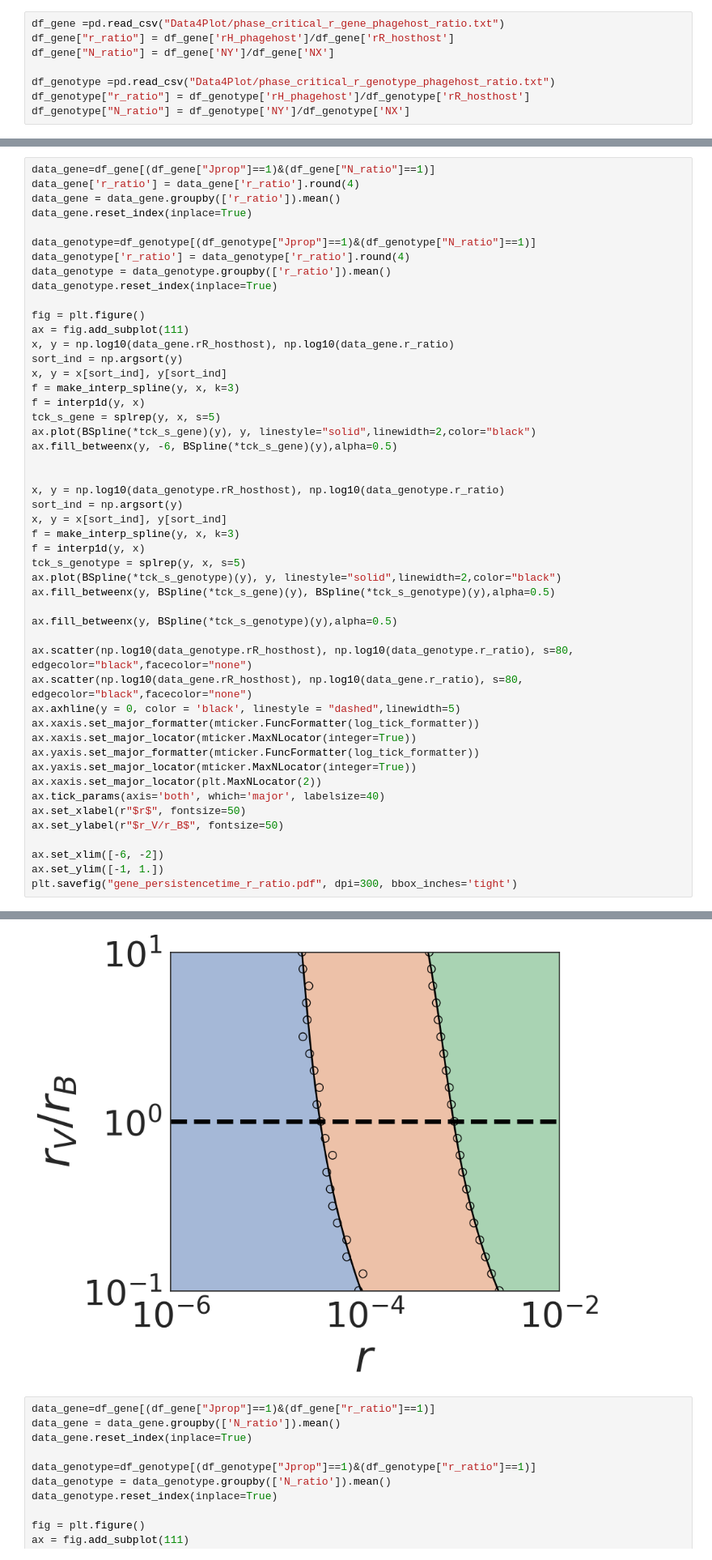
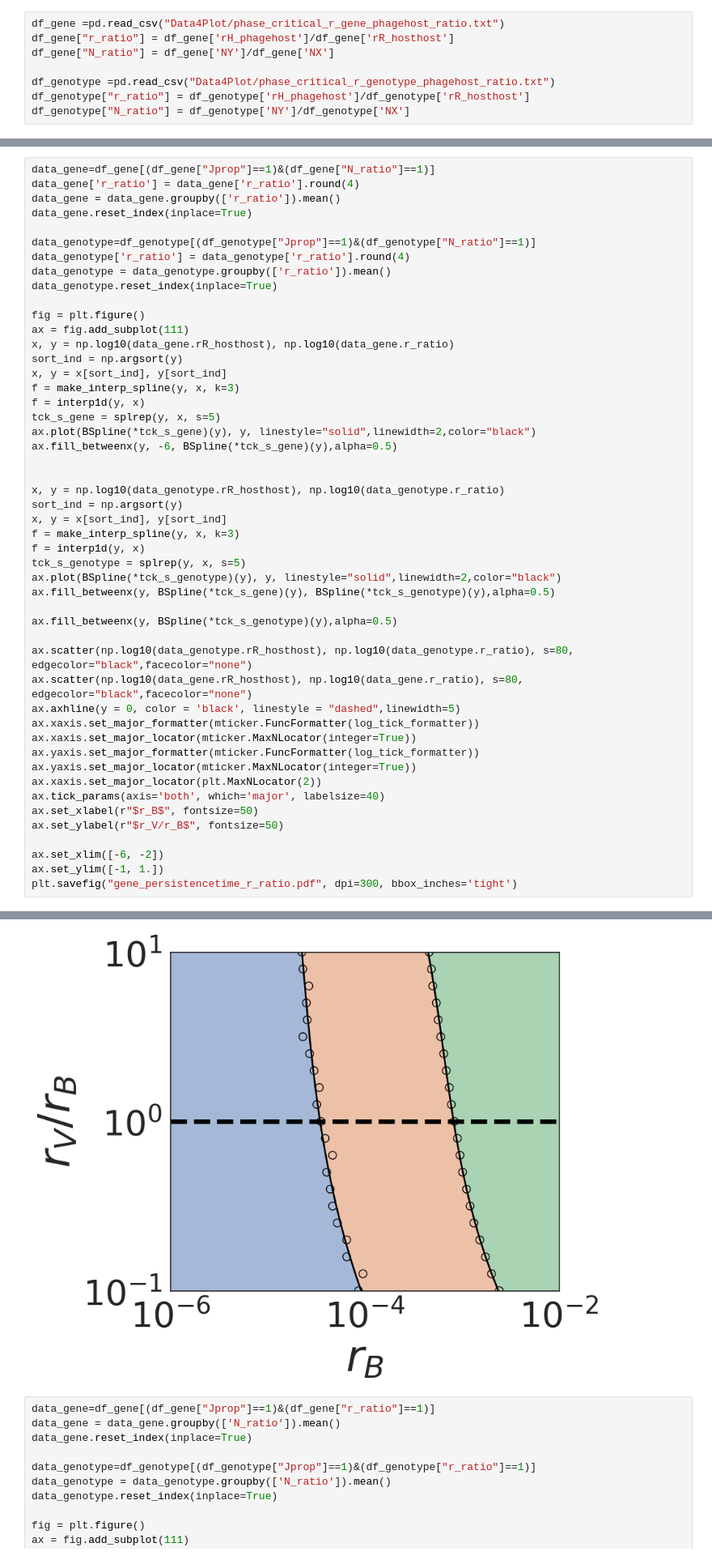
Before and after one commit to Wenping-Cui/GeneTransfer, a Jupyter notebook: Paper_plots.ipynb, the cells around one changed output, grey strips where cells are left out. Shown at 81% size. Drawn from its saved outputs; the diff is of its cells as text.

```diff
--- a/Paper_plots.ipynb
+++ b/Paper_plots.ipynb
@@ -174,35 +174,35 @@ tck_s_genotype = splrep(y, x, s=5)
 ax.plot(BSpline(*tck_s_genotype)(y), y, linestyle="solid",linewidth=2,color="black")
 ax.fill_betweenx(y, BSpline(*tck_s_gene)(y), BSpline(*tck_s_genotype)(y),alpha=0.5)
 
 ax.fill_betweenx(y, BSpline(*tck_s_genotype)(y),alpha=0.5)
 
 ax.scatter(np.log10(data_genotype.rR_hosthost), np.log10(data_genotype.r_ratio), s=80, edgecolor="black",facecolor="none")
 ax.scatter(np.log10(data_gene.rR_hosthost), np.log10(data_gene.r_ratio), s=80, edgecolor="black",facecolor="none")
 ax.axhline(y = 0, color = 'black', linestyle = "dashed",linewidth=5)
 ax.xaxis.set_major_formatter(mticker.FuncFormatter(log_tick_formatter))
 ax.xaxis.set_major_locator(mticker.MaxNLocator(integer=True))
 ax.yaxis.set_major_formatter(mticker.FuncFormatter(log_tick_formatter))
 ax.yaxis.set_major_locator(mticker.MaxNLocator(integer=True))
 ax.xaxis.set_major_locator(plt.MaxNLocator(2))
 ax.tick_params(axis='both', which='major', labelsize=40)
-ax.set_xlabel(r"$r$", fontsize=50)
+ax.set_xlabel(r"$r_B$", fontsize=50)
 ax.set_ylabel(r"$r_V/r_B$", fontsize=50)
 
 ax.set_xlim([-6, -2])
 ax.set_ylim([-1, 1.])
 plt.savefig("gene_persistencetime_r_ratio.pdf", dpi=300, bbox_inches='tight')
 # %% [output]
 A value is trying to be set on a copy of a slice from a DataFrame.
 Try using .loc[row_indexer,col_indexer] = value instead
 
 See the caveats in the documentation: https://pandas.pydata.org/pandas-docs/stable/user_guide/indexing.html#returning-a-view-versus-a-copy
   data_gene['r_ratio'] = data_gene['r_ratio'].round(4)
 A value is trying to be set on a copy of a slice from a DataFrame.
 Try using .loc[row_indexer,col_indexer] = value instead
 
 See the caveats in the documentation: https://pandas.pydata.org/pandas-docs/stable/user_guide/indexing.html#returning-a-view-versus-a-copy
   data_genotype['r_ratio'] = data_genotype['r_ratio'].round(4)
-[figure, old version]
+[figure, new version]
 # %%
 data_gene=df_gene[(df_gene["Jprop"]==1)&(df_gene["r_ratio"]==1)]
 data_gene = data_gene.groupby(['N_ratio']).mean()
```
Also changed, not shown: 2 other files.
